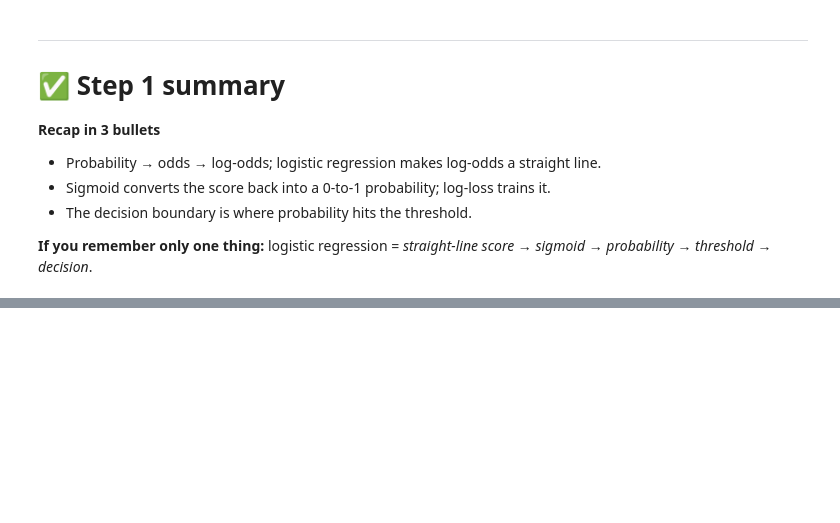
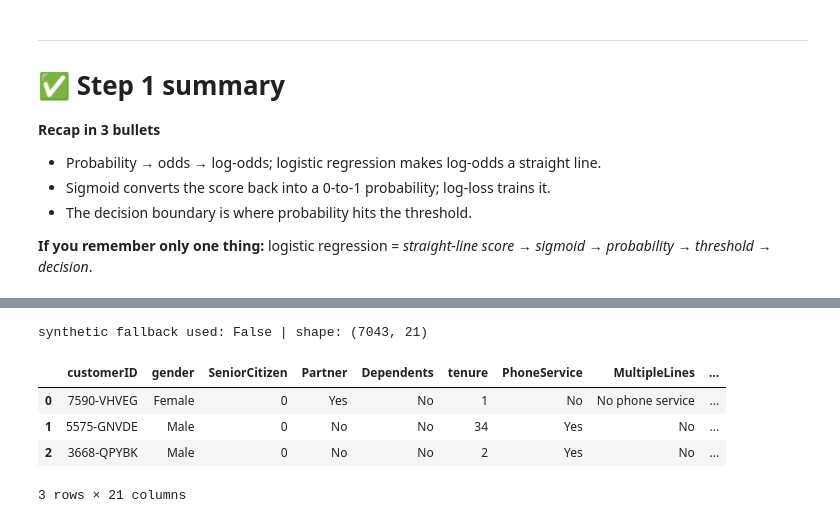
Before and after one commit to Arnav-Shrivastava/logistic-regression-zero-to-one, a Jupyter notebook: logistic_regression_zero_to_one.ipynb, the cells around one changed output, grey strips where cells are left out. Drawn from its saved outputs; the diff is of its cells as text; code cells hidden in the pictures; blank space fills up the shorter version.

```diff
--- a/logistic_regression_zero_to_one.ipynb
+++ b/logistic_regression_zero_to_one.ipynb
@@ -468,0 +490,22 @@ Set z = 0: 2 − x₁ = 0 → **x₁ = 2**.
+# %%
+import os, pandas as pd
+from sklearn.datasets import make_classification
+URL = "https://raw.githubusercontent.com/IBM/telco-customer-churn-on-icp4d/master/data/Telco-Customer-Churn.csv"
+os.makedirs("data", exist_ok=True)                     # folder for the cached copy
+try:
+    df = pd.read_csv("data/telco.csv") if os.path.exists("data/telco.csv") else pd.read_csv(URL)
+    df.to_csv("data/telco.csv", index=False)           # cache it for next time
+    SYNTHETIC = False
+except Exception as e:                                 # no internet -> synthetic fallback
+    Xs, ys = make_classification(n_samples=7000, n_features=8, weights=[0.9, 0.1], random_state=42)
+    df = pd.DataFrame(Xs, columns=[f"f{i}" for i in range(8)]); df["Churn"] = np.where(ys == 1, "Yes", "No")
+    SYNTHETIC = True
+print("synthetic fallback used:", SYNTHETIC, "| shape:", df.shape)
+df.head(3)
+# %% [output]
+synthetic fallback used: False | shape: (7043, 21)
+|  | customerID | gender | SeniorCitizen | Partner | Dependents | tenure | PhoneService | MultipleLines | ... |
+| 0 | 7590-VHVEG | Female | 0 | Yes | No | 1 | No | No phone service | ... |
+| 1 | 5575-GNVDE | Male | 0 | No | No | 34 | Yes | No | ... |
+| 2 | 3668-QPYBK | Male | 0 | No | No | 2 | Yes | No | ... |
+3 rows × 21 columns
```
Also changed, not shown: parts of 42 cells of this notebook.
